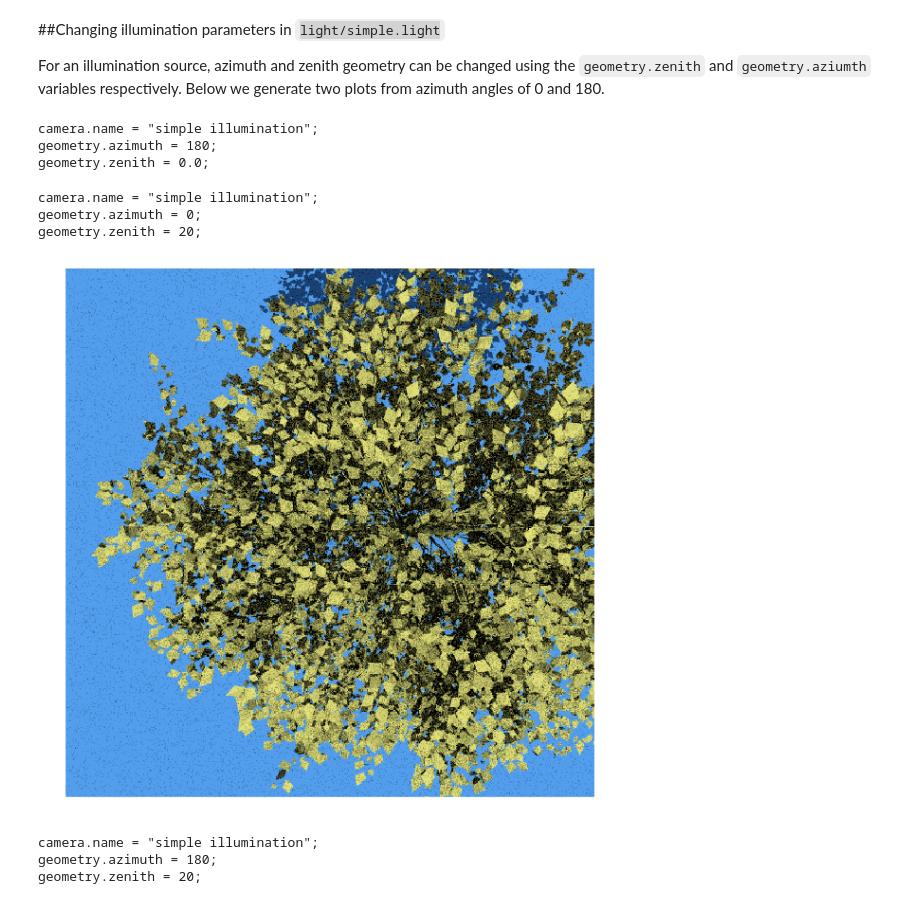
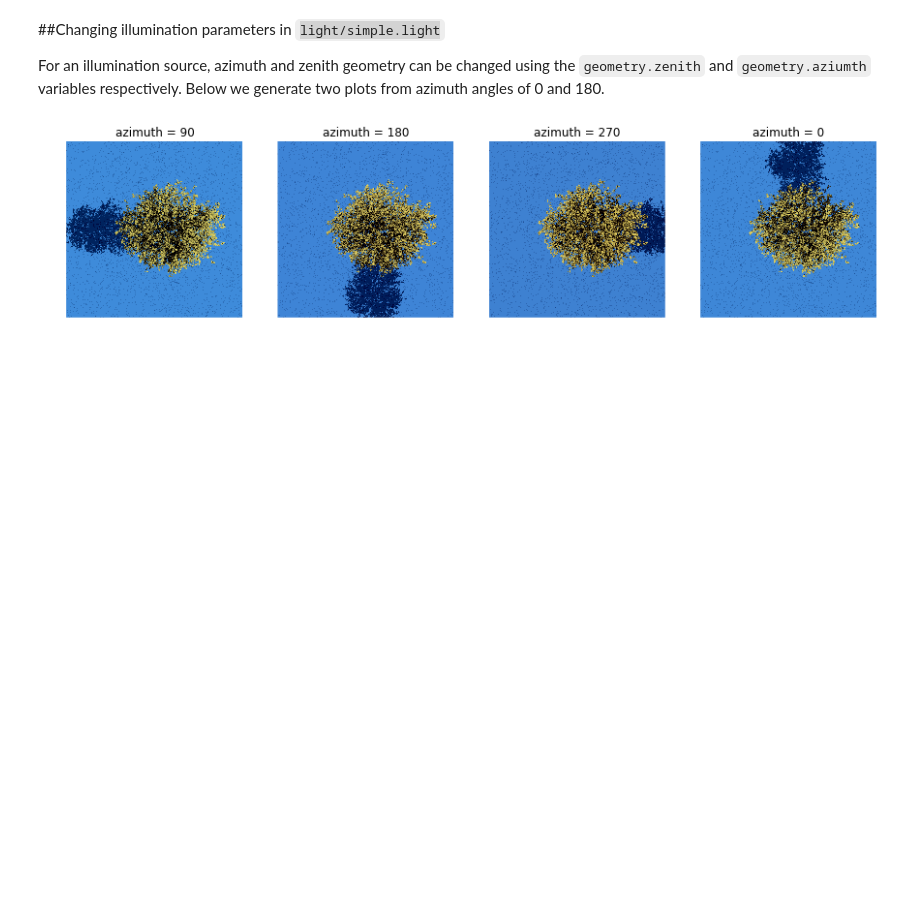
Before and after one commit to philwilkes/librat_in_jupyter, a Jupyter notebook: 3.2_changing_view_angles.ipynb, the cells around one changed output. Drawn from its saved outputs; the diff is of its cells as text; code cells hidden in the pictures; blank space fills up the shorter version.

```diff
--- a/3.2_changing_view_angles.ipynb
+++ b/3.2_changing_view_angles.ipynb
@@ -87,43 +84,29 @@ from generate_camera_file import camera, light, update_existing_camera
-# %%
-azimuth = 180
-update_existing_camera(light_fname,
-                       light_fname + '.{}'.format(azimuth),
-                       new_options={'geometry.azimuth':azimuth},
-                       verbose=True)
-# %% [output]
-camera.name = "simple illumination";
-geometry.azimuth = 180;
-geometry.zenith = 0.0;
 # %%
+plt.figure(figsize=(15, 3.75))
+
 camera_fname = 'camera/simple.camera'
 light_fname = 'light/simple.light'
+
 cmd = "echo 14 {} {} | \
        start -RATm 5 -RATsensor_wavebands \
        wb/waveband.dat obj/birch_tree_scene.obj"
 
-for i, azimuth in enumerate([0, 180]):
+for i, azimuth in enumerate([0, 90, 180, 270]):
 
-    update_existing_camera(camera_fname,
-                           camera_fname + '.{}'.format(azimuth),
-                           new_options={'result.image':'output/azimuth.{}.hips'.format(azimuth)},
-                           )
+    im = update_existing_camera(camera_fname,
+                                camera_fname + '.temp'.format(azimuth),
+                                new_options={'result.image':'output/azimuth.temp.hips'.format(azimuth),
+                                             'geometry.idealArea':4})
 
     update_existing_camera(light_fname,
-                           light_fname + '.{}'.format(azimuth),
+                           light_fname + '.temp',
                            new_options={'geometry.azimuth':azimuth,
-                                        'geometry.zenith':20},
-                           verbose=True)
+                                        'geometry.zenith':20})
 
-    error = run_start(cmd.format(camera_fname + '.{}'.format(azimuth),
-                                 light_fname + '.{}'.format(azimuth)))
+    error = run_start(cmd.format(camera_fname + '.temp', light_fname + '.temp'))
 
     if not error:
-        hips2img('output/azimuth.{}.hips'.format(azimuth), stretch=True)
+        ax = hips2img(im, stretch=True, ax=plt.subplot(1, 4, i), imshow=False)
+        ax.set_title('azimuth = {}'.format(azimuth))
 # %% [output]
-camera.name = "simple illumination";
-geometry.azimuth = 0;
-geometry.zenith = 20;
-[figure, old version]
+[figure, new version]
-camera.name = "simple illumination";
-geometry.azimuth = 180;
-geometry.zenith = 20;
```
Also changed, not shown: parts of 2 cells of this notebook.
